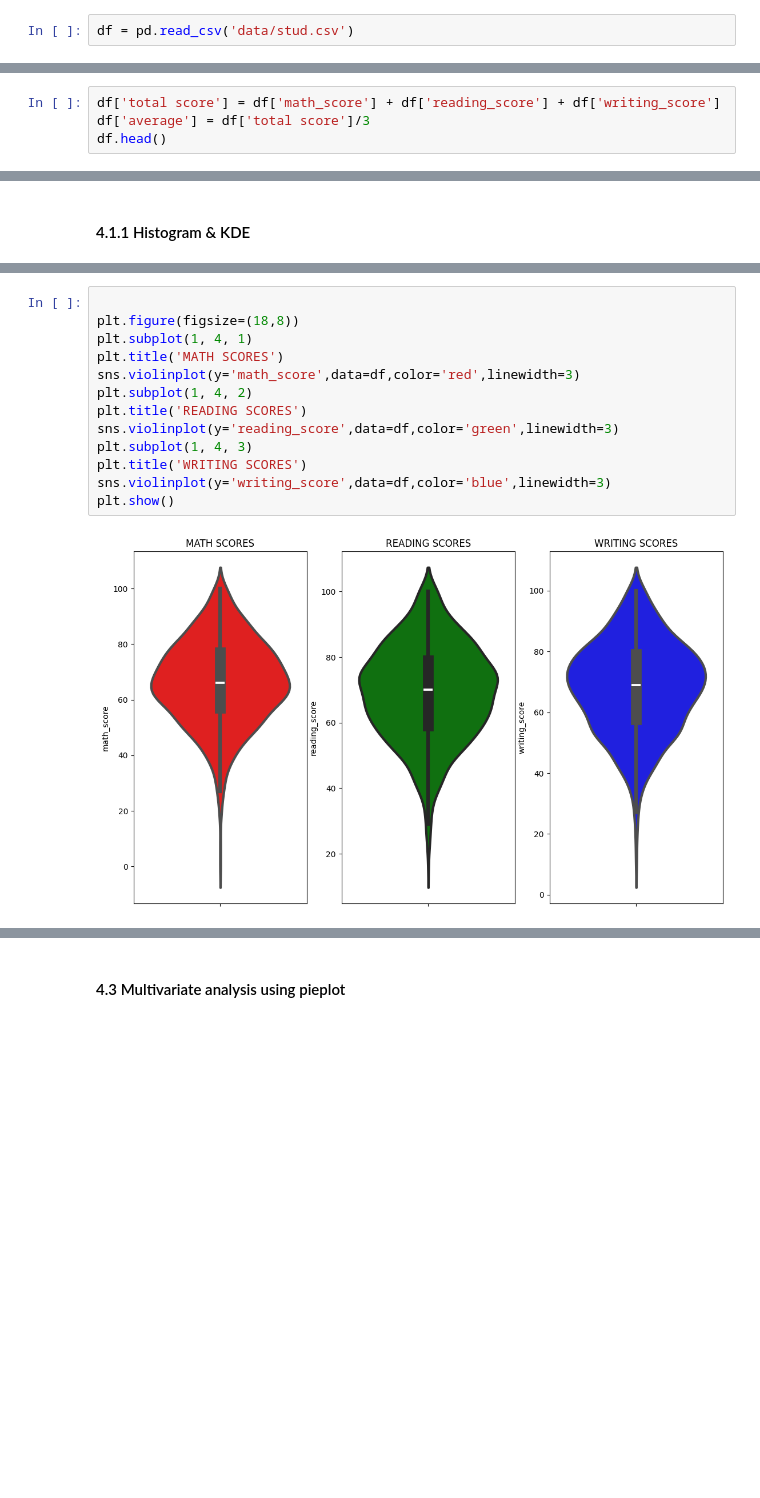
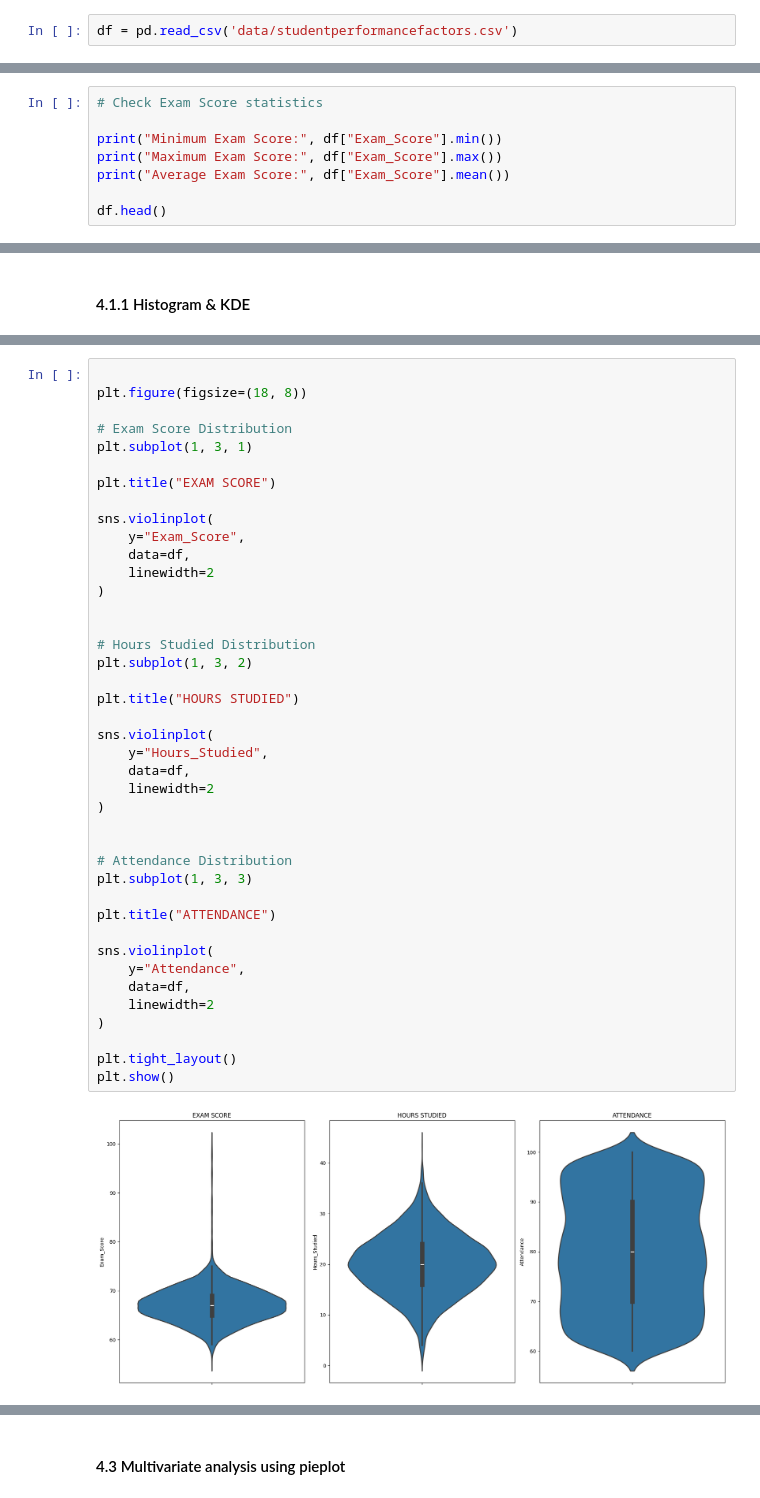
Before and after one commit to Tinak2005/ML-Project, a Jupyter notebook: notebook/1 . EDA STUDENT PERFORMANCE .ipynb, the cells around one changed output, grey strips where cells are left out. Saved outputs shown, nothing was run; the diff lists cells and outputs as text; blank space fills up the shorter version.

```diff
--- a/notebook/1 . EDA STUDENT PERFORMANCE .ipynb
+++ b/notebook/1 . EDA STUDENT PERFORMANCE .ipynb
@@ -38,7 +39,7 @@ print(pd.__version__)
 # %% [markdown]
 #### Import the CSV Data as Pandas DataFrame
 # %%
-df = pd.read_csv('data/stud.csv')
+df = pd.read_csv('data/studentperformancefactors.csv')
 # %% [markdown]
 #### Show Top 5 Records
 # %%
@@ -210,5 +262,9 @@ df.head(2)
 # %%
-df['total score'] = df['math_score'] + df['reading_score'] + df['writing_score']
-df['average'] = df['total score']/3
+# Check Exam Score statistics
+
+print("Minimum Exam Score:", df["Exam_Score"].min())
+print("Maximum Exam Score:", df["Exam_Score"].max())
+print("Average Exam Score:", df["Exam_Score"].mean())
+
 df.head()
 # %% [output]
@@ -334,15 +539,43 @@ plt.show()
 # %%
 
-plt.figure(figsize=(18,8))
-plt.subplot(1, 4, 1)
-plt.title('MATH SCORES')
-sns.violinplot(y='math_score',data=df,color='red',linewidth=3)
-plt.subplot(1, 4, 2)
-plt.title('READING SCORES')
-sns.violinplot(y='reading_score',data=df,color='green',linewidth=3)
-plt.subplot(1, 4, 3)
-plt.title('WRITING SCORES')
-sns.violinplot(y='writing_score',data=df,color='blue',linewidth=3)
+plt.figure(figsize=(18, 8))
+
+# Exam Score Distribution
+plt.subplot(1, 3, 1)
+
+plt.title("EXAM SCORE")
+
+sns.violinplot(
+    y="Exam_Score",
+    data=df,
+    linewidth=2
+)
+
+
+# Hours Studied Distribution
+plt.subplot(1, 3, 2)
+
+plt.title("HOURS STUDIED")
+
+sns.violinplot(
+    y="Hours_Studied",
+    data=df,
+    linewidth=2
+)
+
+
+# Attendance Distribution
+plt.subplot(1, 3, 3)
+
+plt.title("ATTENDANCE")
+
+sns.violinplot(
+    y="Attendance",
+    data=df,
+    linewidth=2
+)
+
+plt.tight_layout()
 plt.show()
 # %% [output]
-[figure, old version]
+[figure, new version]
```
Also changed, not shown: parts of 66 cells of this notebook, 21 other files.
